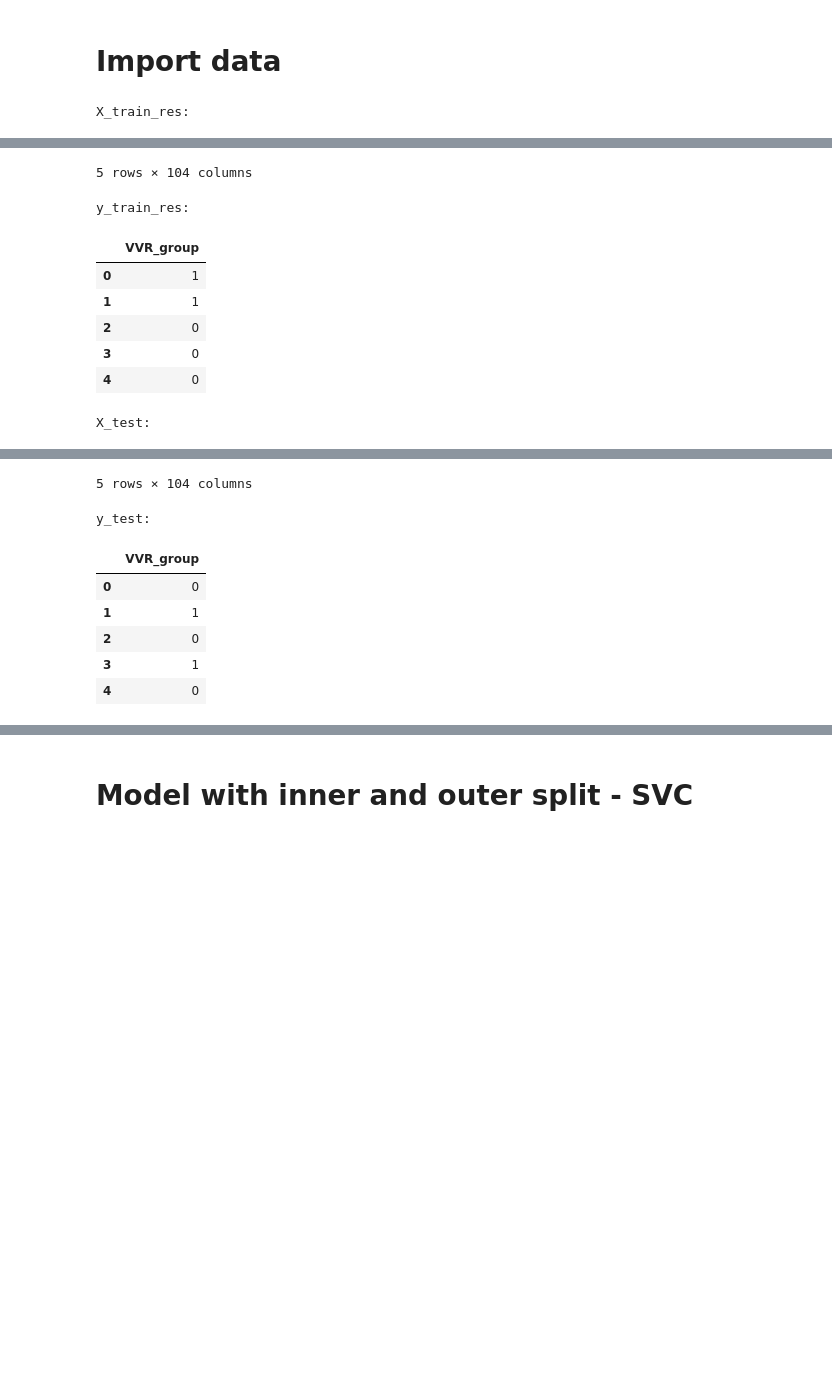
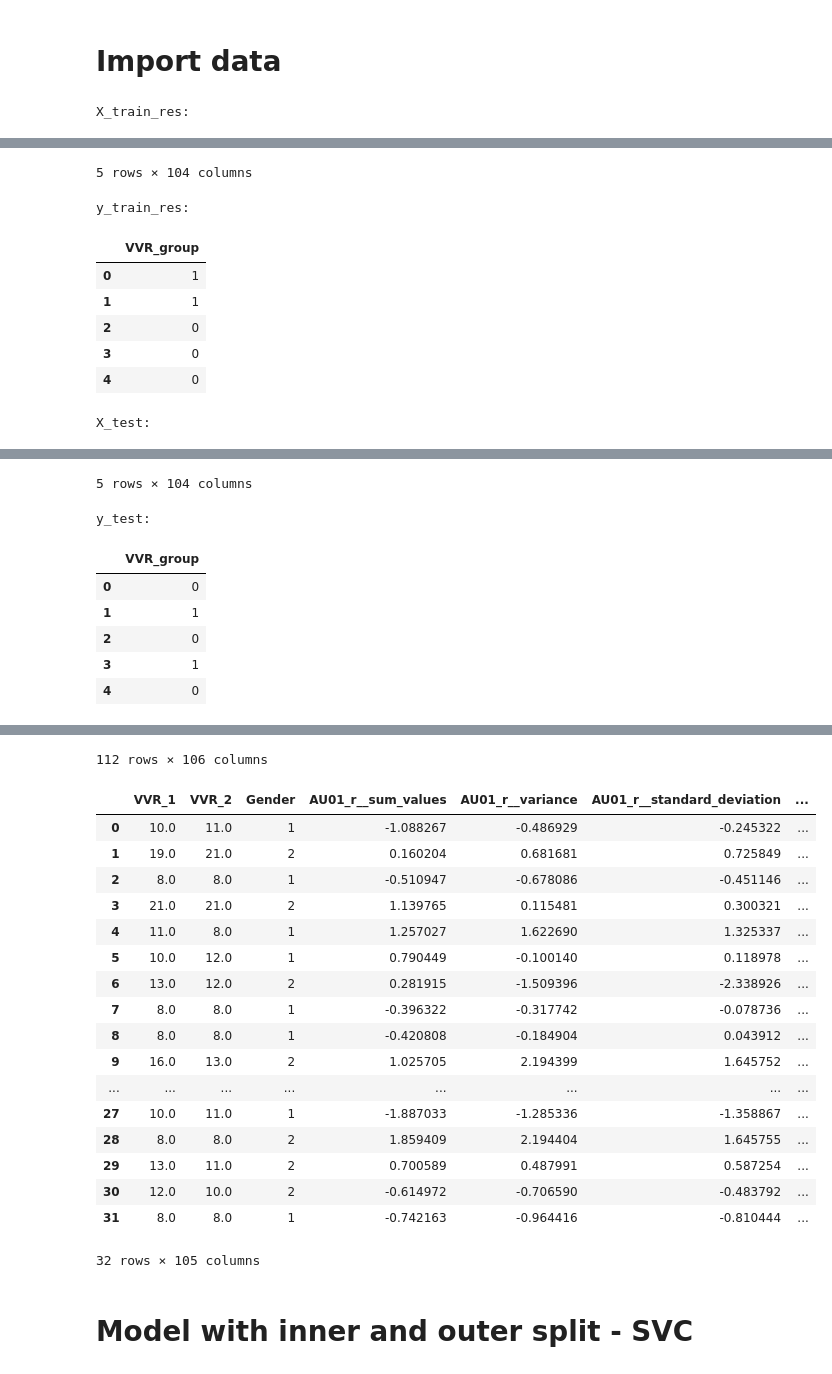
Before and after one commit to DionneSpaltman/predicting_VVR, a Jupyter notebook: models/svm.ipynb, the cells around one changed output, grey strips where cells are left out. Saved outputs shown, nothing was run; the diff lists cells and outputs as text; code cells hidden in the pictures; blank space fills up the shorter version.

Commit message:
Confusion matrices gender

```diff
--- a/models/svm.ipynb
+++ b/models/svm.ipynb
@@ -51,6 +51,14 @@ y_train_res = y_train_res.values.ravel()
 y_test = y_test.values.ravel()
 
 X_train_res_gender = pd.read_csv('/Users/dionnespaltman/Desktop/V4/data/X_train_res_gender.csv')
+X_train_res_gender = X_train_res_gender.drop(columns='Unnamed: 0', axis=1)
+
+X_test_gender = pd.read_csv('/Users/dionnespaltman/Desktop/V4/data/X_test_gender.csv')
+X_test_gender = X_test_gender.drop(columns='Unnamed: 0', axis=1)
+
+
+display(X_train_res_gender)
+display(X_test_gender)
 # %% [output]
 X_train_res:
 |  | VVR_1 | VVR_2 | AU01_r__sum_values | AU01_r__variance | AU01_r__standard_deviation | AU01_r__maximum | ... |
@@ -85,3 +105,22 @@ y_test:
+112 rows × 106 columns
+|  | VVR_1 | VVR_2 | Gender | AU01_r__sum_values | AU01_r__variance | AU01_r__standard_deviation | ... |
+| 0 | 10.0 | 11.0 | 1 | -1.088267 | -0.486929 | -0.245322 | ... |
+| 1 | 19.0 | 21.0 | 2 | 0.160204 | 0.681681 | 0.725849 | ... |
+| 2 | 8.0 | 8.0 | 1 | -0.510947 | -0.678086 | -0.451146 | ... |
+| 3 | 21.0 | 21.0 | 2 | 1.139765 | 0.115481 | 0.300321 | ... |
+| 4 | 11.0 | 8.0 | 1 | 1.257027 | 1.622690 | 1.325337 | ... |
+| 5 | 10.0 | 12.0 | 1 | 0.790449 | -0.100140 | 0.118978 | ... |
+| 6 | 13.0 | 12.0 | 2 | 0.281915 | -1.509396 | -2.338926 | ... |
+| 7 | 8.0 | 8.0 | 1 | -0.396322 | -0.317742 | -0.078736 | ... |
+| 8 | 8.0 | 8.0 | 1 | -0.420808 | -0.184904 | 0.043912 | ... |
+| 9 | 16.0 | 13.0 | 2 | 1.025705 | 2.194399 | 1.645752 | ... |
+| ... | ... | ... | ... | ... | ... | ... | ... |
+| 27 | 10.0 | 11.0 | 1 | -1.887033 | -1.285336 | -1.358867 | ... |
+| 28 | 8.0 | 8.0 | 2 | 1.859409 | 2.194404 | 1.645755 | ... |
+| 29 | 13.0 | 11.0 | 2 | 0.700589 | 0.487991 | 0.587254 | ... |
+| 30 | 12.0 | 10.0 | 2 | -0.614972 | -0.706590 | -0.483792 | ... |
+| 31 | 8.0 | 8.0 | 1 | -0.742163 | -0.964416 | -0.810444 | ... |
+32 rows × 105 columns
 # %% [markdown]
 # Model with inner and outer split - SVC
 # %% [markdown]
```
Also changed, not shown: parts of 5 cells of this notebook, 2 other files.
